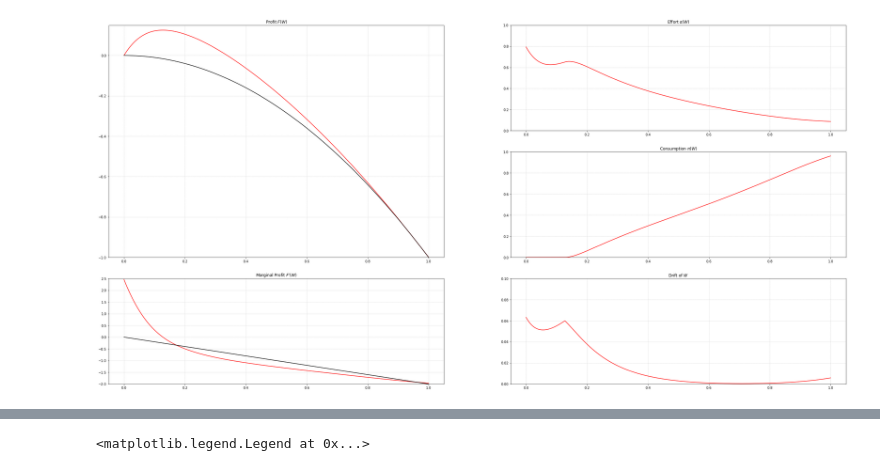
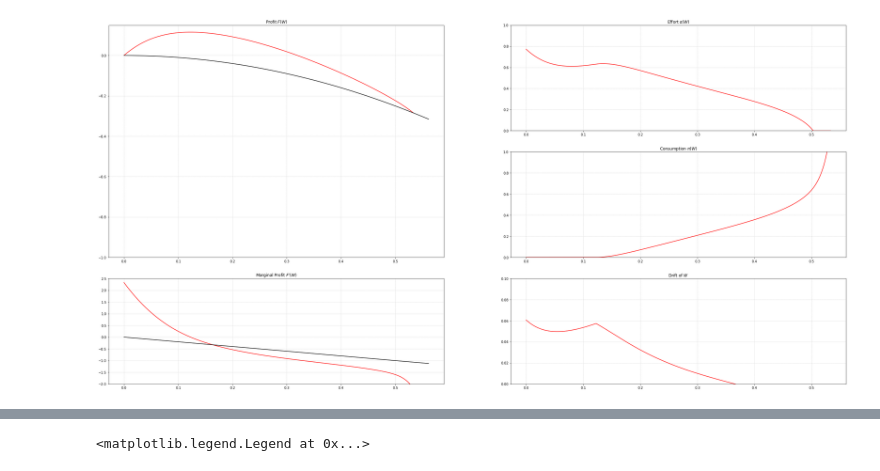
Before and after one commit to binchengecon/InequalityEcon, a Jupyter notebook: Sannikov_ODE.ipynb, the cells around one changed output, grey strips where cells are left out. Cells and saved outputs as stored; diff of their text form; code cells hidden in the pictures.

```diff
--- a/Sannikov_ODE.ipynb
+++ b/Sannikov_ODE.ipynb
@@ -31,15 +31,15 @@ def ODE(W, y):
     return [F_update, V_update]
 # %%
 
-
-
-guess = 2.45856015775
+guess = 2.33
 
 sol2 = solve_ivp(ODE, t_span=(0, 1), y0=[
     0, guess], method="DOP853", max_step=0.0001)
 X_plot = sol2.t[sol2.y[0] >= -sol2.t**2]
 ODE_F = sol2.y[0][sol2.y[0] >= -sol2.t**2]
 ODE_V = sol2.y[1][sol2.y[0] >= -sol2.t**2]
+
+
 
 
 c_orig = (ODE_V/2)**2 * (ODE_V < 0)
@@ -53,9 +53,18 @@ a = a_orig * (a_orig > 0) + 0*(a_orig <= 0)
 
 
 ODE_a = a
+
+upper = ODE_F - a + c - ODE_V*(X_plot-np.sqrt(c)+a**2/2 + 2/5 * a)
+lower = r*(a+2/5)**2 * sigma**2/2
+
+V_update = upper/lower
+
+
 ODE_c = c
 B_W = r*(X_plot-ODE_c**(1/2)+ODE_a**2/2+2*ODE_a/5)
 ODE_drift = B_W
+
+
 
 figwidth = 10
 
@@ -68,31 +77,31 @@ fig, axs = plt.subplot_mosaic(
 )
 
 
 axs["left column"].plot(X_plot, ODE_F, color='red')
 axs["left column"].set_ylim(-1, 0.15)
 axs["left column"].plot(sol2.t, -sol2.t**2, color='black')
 axs["left column"].set_title("Profit $F(W)$")
 axs["left column"].grid(linestyle=':')
 
 axs["left down"].plot(X_plot, ODE_V, color='red')
 axs["left down"].set_ylim(-2, 2.5)
 axs["left down"].plot(sol2.t, -2 * sol2.t, color='black')
 axs["left down"].set_title("Marginal Profit $F'(W)$")
 axs["left down"].grid(linestyle=':')
 
 axs["right top"].plot(X_plot, ODE_a, color='red')
 axs["right top"].set_ylim(0, 1)
 axs["right top"].set_title("Effort $\\alpha(W)$")
 axs["right top"].grid(linestyle=':')
 
 axs["right mid"].plot(X_plot, ODE_c, color='red')
 axs["right mid"].set_ylim(0, 1)
 axs["right mid"].set_title("Consumption $\\pi(W)$")
 axs["right mid"].grid(linestyle=':')
 
 axs["right down"].plot(X_plot, ODE_drift, color='red')
 axs["right down"].set_ylim(0, 0.1)
 axs["right down"].set_title("Drift of $W$")
 axs["right down"].grid(linestyle=':')
 # %% [output]
-[figure, old version]
+[figure, new version]
```
Also changed, not shown: parts of 2 cells of this notebook.
